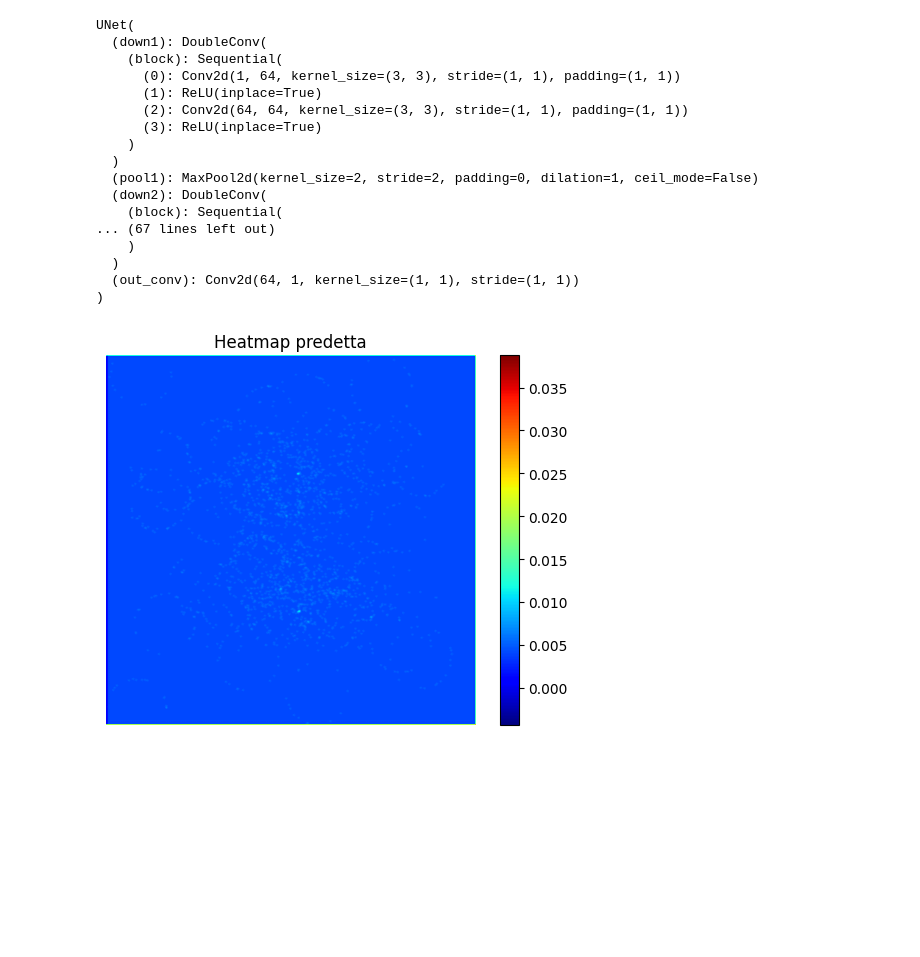
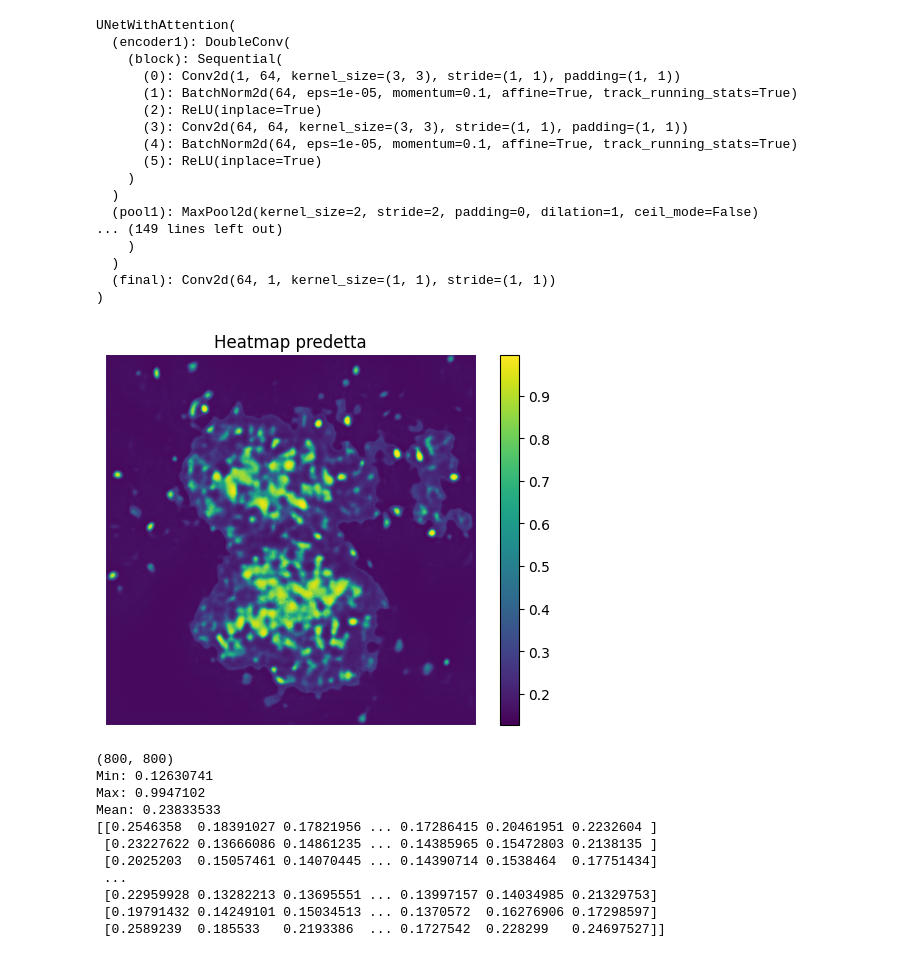
Before and after one commit to DanieleGhezzi25/A-Machine-Learning-Approach-for-Particle-Tracking-in-RICH-Detectors, a Jupyter notebook: UNet/Models/Model_prova100/inference.ipynb, the cells around one changed output. Saved outputs shown, nothing was run; the diff lists cells and outputs as text; code cells hidden in the pictures; blank space fills up the shorter version.

```diff
--- a/UNet/Models/Model_prova100/inference.ipynb
+++ b/UNet/Models/Model_prova100/inference.ipynb
@@ -1,33 +1,36 @@
 # %%
 import torch
 import sys
+import numpy as np
+import cv2
+from matplotlib import pyplot as plt
 
 sys.path.append(r'/user/gr1/delphi/dghezzi/UNet')
 
-from UNet import UNet
+from UNet import UNet, UNetWithAttention
 
 device = 'cuda' if torch.cuda.is_available() else 'cpu'
 
 # Crea istanza modello (deve avere la stessa architettura usata in training)
-model = UNet(in_channels=1, out_channels=1)
-model.load_state_dict(torch.load("best_unet.pth", map_location=device))
+model = UNetWithAttention(in_channels=1, out_channels=1)
+model.load_state_dict(torch.load("best_unet_for_f1.pth", map_location=device))
 model.to(device)
 model.eval()  # modalità valutazione (disabilita dropout, batchnorm, ecc)
 # %% [output]
-UNet(
-  (down1): DoubleConv(
+UNetWithAttention(
+  (encoder1): DoubleConv(
     (block): Sequential(
       (0): Conv2d(1, 64, kernel_size=(3, 3), stride=(1, 1), padding=(1, 1))
-      (1): ReLU(inplace=True)
-      (2): Conv2d(64, 64, kernel_size=(3, 3), stride=(1, 1), padding=(1, 1))
-      (3): ReLU(inplace=True)
+      (1): BatchNorm2d(64, eps=1e-05, momentum=0.1, affine=True, track_running_stats=True)
+      (2): ReLU(inplace=True)
+      (3): Conv2d(64, 64, kernel_size=(3, 3), stride=(1, 1), padding=(1, 1))
+      (4): BatchNorm2d(64, eps=1e-05, momentum=0.1, affine=True, track_running_stats=True)
+      (5): ReLU(inplace=True)
     )
   )
   (pool1): MaxPool2d(kernel_size=2, stride=2, padding=0, dilation=1, ceil_mode=False)
-  (down2): DoubleConv(
-    (block): Sequential(
-... (67 lines left out)
+... (149 lines left out)
     )
   )
-  (out_conv): Conv2d(64, 1, kernel_size=(1, 1), stride=(1, 1))
+  (final): Conv2d(64, 1, kernel_size=(1, 1), stride=(1, 1))
 )
@@ -51,11 +37,38 @@ heatmap_pred = output.squeeze().cpu().numpy()  # [800, 800]
-# %%
-import matplotlib.pyplot as plt
-
-plt.imshow(heatmap_pred, cmap='jet')
-plt.title("Heatmap predetta")
-plt.colorbar()
-plt.axis('off')
-plt.show()
-plt.imsave("heatmap_predetta.png", heatmap_pred)
-# %% [output]
-[figure, removed]
+# %%
+img_path = '/user/gr1/delphi/dghezzi/UNet/Models/event_92.npy'
+
+img = np.load(img_path)  # shape atteso (H, W)
+img = img.astype(np.float32)  # assicurati che sia in float32
+img_tensor = torch.from_numpy(img).unsqueeze(0).unsqueeze(0).to(device)
+
+with torch.no_grad():
+    outputs = model(img_tensor)  # shape attesa (1, 1, H, W)
+    outputs = torch.sigmoid(outputs)  # applica sigmoid per ottenere valori tra 0 e 1
+
+outputs = outputs.squeeze(0).squeeze(0).cpu().numpy()  # rimuovi dimensioni non necessarie
+
+plt.imshow(outputs)
+plt.title("Heatmap predetta")
+plt.colorbar()
+plt.axis('off')
+plt.show()
+plt.imsave("heatmap_predetta.png", outputs)
+
+print(outputs.shape)
+print("Min:", outputs.min())
+print("Max:", outputs.max())
+print("Mean:", outputs.mean())
+print(outputs)
+# %% [output]
+[figure, added]
+(800, 800)
+Min: 0.12630741
+Max: 0.9947102
+Mean: 0.23833533
+[[0.2546358  0.18391027 0.17821956 ... 0.17286415 0.20461951 0.2232604 ]
+ [0.23227622 0.13666086 0.14861235 ... 0.14385965 0.15472803 0.2138135 ]
+ [0.2025203  0.15057461 0.14070445 ... 0.14390714 0.1538464  0.17751434]
+ ...
+ [0.22959928 0.13282213 0.13695551 ... 0.13997157 0.14034985 0.21329753]
+ [0.19791432 0.14249101 0.15034513 ... 0.1370572  0.16276906 0.17298597]
+ [0.2589239  0.185533   0.2193386  ... 0.1727542  0.228299   0.24697527]]
```
Also changed, not shown: parts of 1 cell of this notebook, 20 other files.
